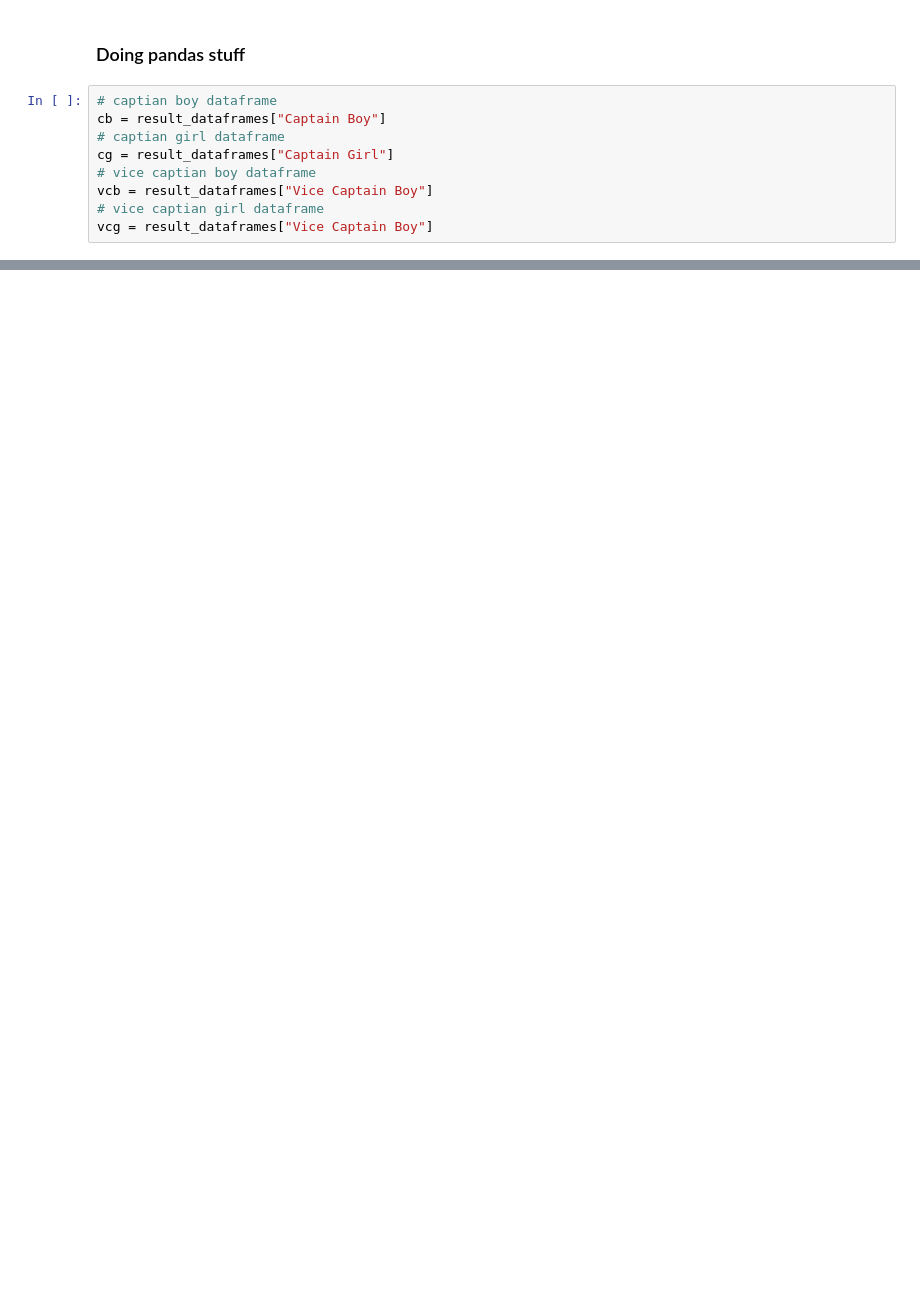
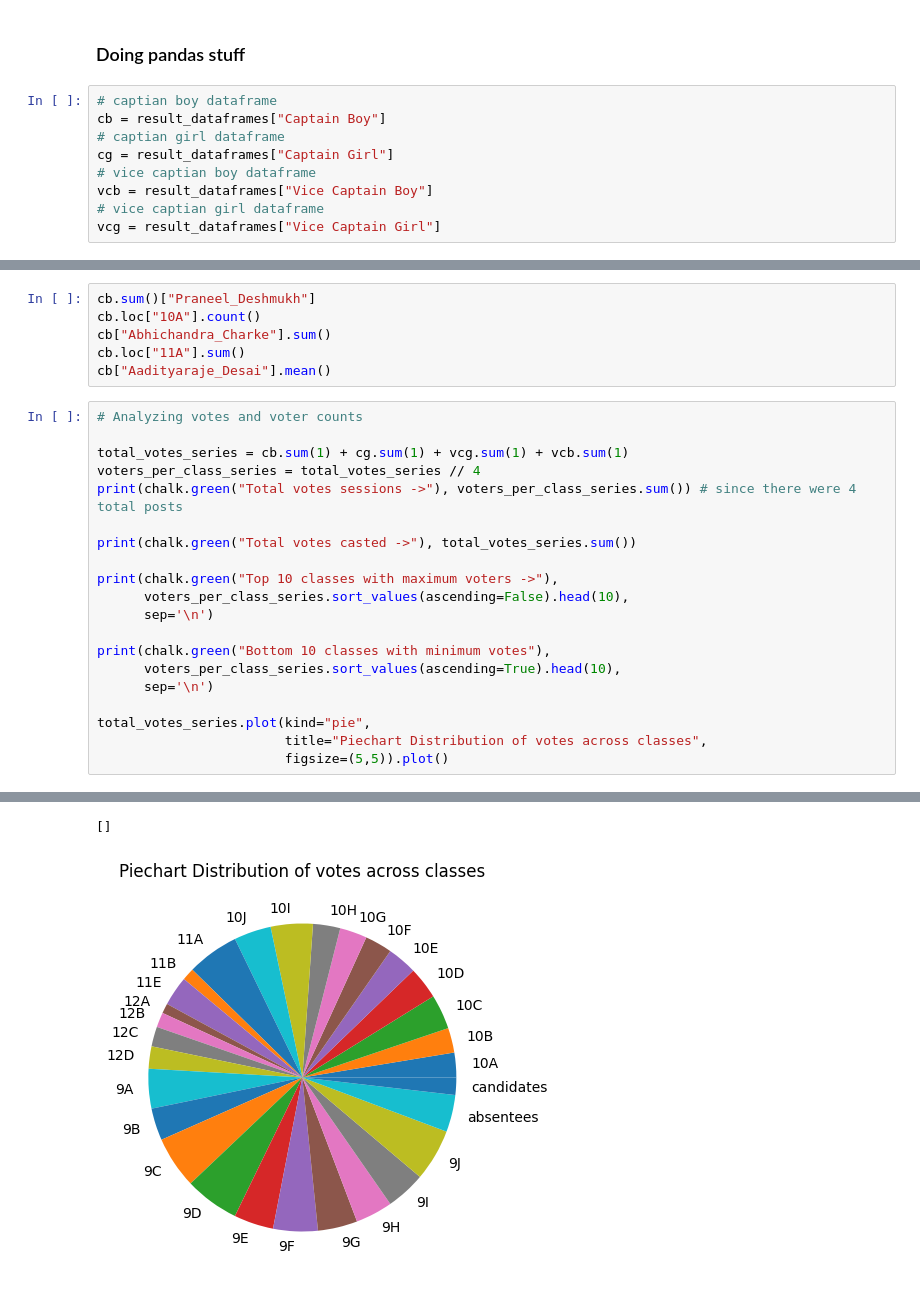
Before and after one commit to d1vij/ip-proj, a Jupyter notebook: proj-nb.ipynb, the cells around one changed output, grey strips where cells are left out. Cells and saved outputs as stored; diff of their text form; blank space fills up the shorter version.

```diff
--- a/proj-nb.ipynb
+++ b/proj-nb.ipynb
@@ -300,5 +272,5 @@ cg = result_dataframes["Captain Girl"]
 # vice captian boy dataframe
 vcb = result_dataframes["Vice Captain Boy"]
 # vice captian girl dataframe
-vcg = result_dataframes["Vice Captain Boy"]
+vcg = result_dataframes["Vice Captain Girl"]
 # %%
@@ -420,0 +355,27 @@ Got Votes Class
+# %%
+cb.sum()["Praneel_Deshmukh"]
+cb.loc["10A"].count()
+cb["Abhichandra_Charke"].sum()
+cb.loc["11A"].sum()
+cb["Aadityaraje_Desai"].mean()
+# %%
+# Analyzing votes and voter counts
+
+total_votes_series = cb.sum(1) + cg.sum(1) + vcg.sum(1) + vcb.sum(1)
+voters_per_class_series = total_votes_series // 4
+print(chalk.green("Total votes sessions ->"), voters_per_class_series.sum()) # since there were 4 total posts
+
+print(chalk.green("Total votes casted ->"), total_votes_series.sum())
+
+print(chalk.green("Top 10 classes with maximum voters ->"),
+      voters_per_class_series.sort_values(ascending=False).head(10),
+      sep='\n')
+
+print(chalk.green("Bottom 10 classes with minimum votes"),
+      voters_per_class_series.sort_values(ascending=True).head(10),
+      sep='\n')
+
+total_votes_series.plot(kind="pie",
+                        title="Piechart Distribution of votes across classes",
+                        figsize=(5,5)).plot()
+# %% [output]
@@ -420,0 +399,2 @@ Got Votes Class
+[]
+[figure, added]
```
Also changed, not shown: parts of 15 cells of this notebook, 2 other files.
